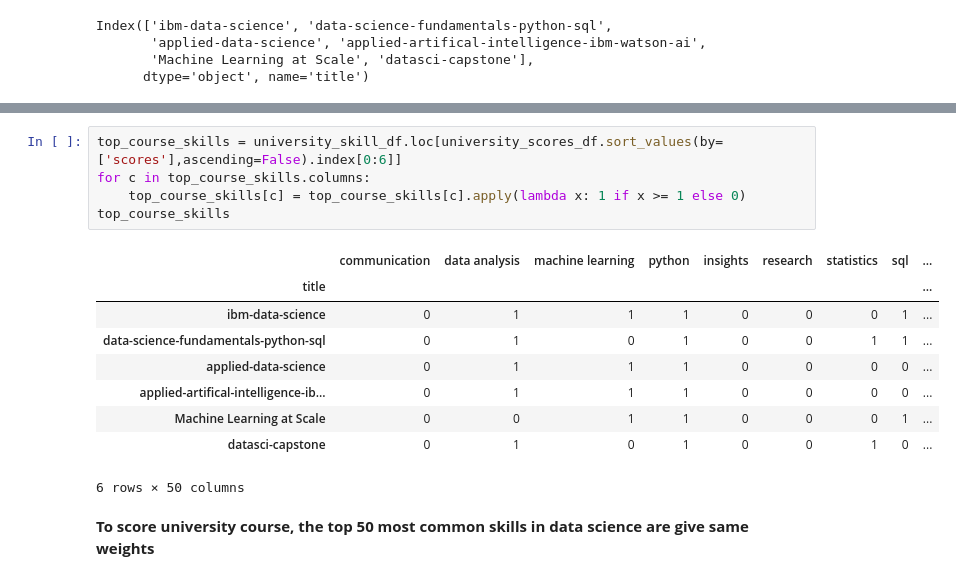
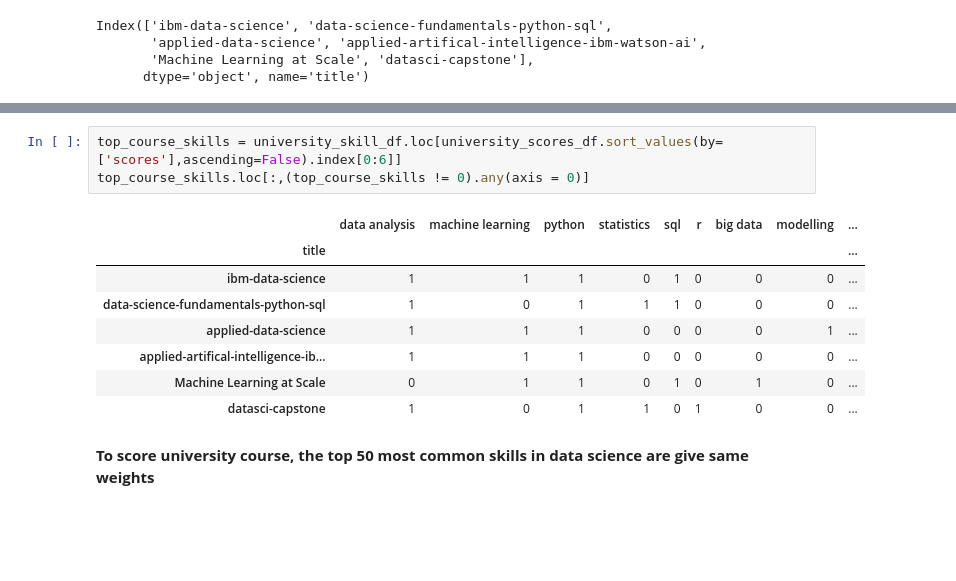
Before and after one commit to ruiqi777/Curriculum-Design, a Jupyter notebook: job_skills.ipynb, the cells around one changed output, grey strips where cells are left out. Cells and saved outputs as stored; diff of their text form; blank space fills up the shorter version.

Commit message:
displayed skills of top courses

```diff
--- a/job_skills.ipynb
+++ b/job_skills.ipynb
@@ -549,19 +549,16 @@ university_df.loc[university_scores_df.sort_values(by=['scores'],ascending=False
 | datasci-capstone | datasci-capstone | ['Python Programming', 'R Program... | https://www.coursera.org/learn/da... | Coursera | NaN | python programming r programming ... |
 # %%
 top_course_skills = university_skill_df.loc[university_scores_df.sort_values(by=['scores'],ascending=False).index[0:6]]
-for c in top_course_skills.columns:
-    top_course_skills[c] = top_course_skills[c].apply(lambda x: 1 if x >= 1 else 0)
-top_course_skills
+top_course_skills.loc[:,(top_course_skills != 0).any(axis = 0)]
 # %% [output]
-|  | communication | data analysis | machine learning | python | insights | research | statistics | sql | ... |
+|  | data analysis | machine learning | python | statistics | sql | r | big data | modelling | ... |
 | title |  |  |  |  |  |  |  |  | ... |
-| ibm-data-science | 0 | 1 | 1 | 1 | 0 | 0 | 0 | 1 | ... |
-| data-science-fundamentals-python-sql | 0 | 1 | 0 | 1 | 0 | 0 | 1 | 1 | ... |
-| applied-data-science | 0 | 1 | 1 | 1 | 0 | 0 | 0 | 0 | ... |
-| applied-artifical-intelligence-ib... | 0 | 1 | 1 | 1 | 0 | 0 | 0 | 0 | ... |
-| Machine Learning at Scale | 0 | 0 | 1 | 1 | 0 | 0 | 0 | 1 | ... |
-| datasci-capstone | 0 | 1 | 0 | 1 | 0 | 0 | 1 | 0 | ... |
+| ibm-data-science | 1 | 1 | 1 | 0 | 1 | 0 | 0 | 0 | ... |
+| data-science-fundamentals-python-sql | 1 | 0 | 1 | 1 | 1 | 0 | 0 | 0 | ... |
+| applied-data-science | 1 | 1 | 1 | 0 | 0 | 0 | 0 | 1 | ... |
+| applied-artifical-intelligence-ib... | 1 | 1 | 1 | 0 | 0 | 0 | 0 | 0 | ... |
+| Machine Learning at Scale | 0 | 1 | 1 | 0 | 1 | 0 | 1 | 0 | ... |
+| datasci-capstone | 1 | 0 | 1 | 1 | 0 | 1 | 0 | 0 | ... |
-6 rows × 50 columns
 # %% [markdown]
 **To score university course, the top 50 most common skills in data science are give same weights**
 # %%
```
Also changed, not shown: parts of 3 cells of this notebook.
